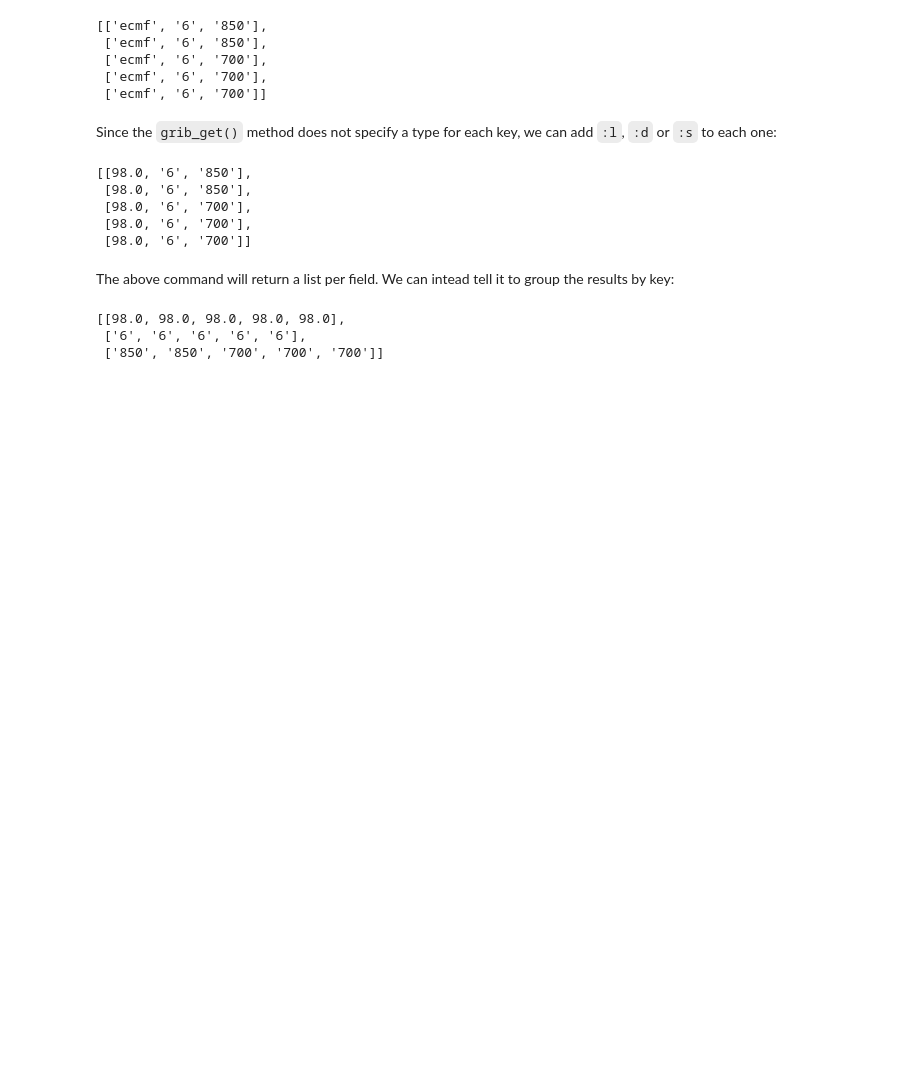
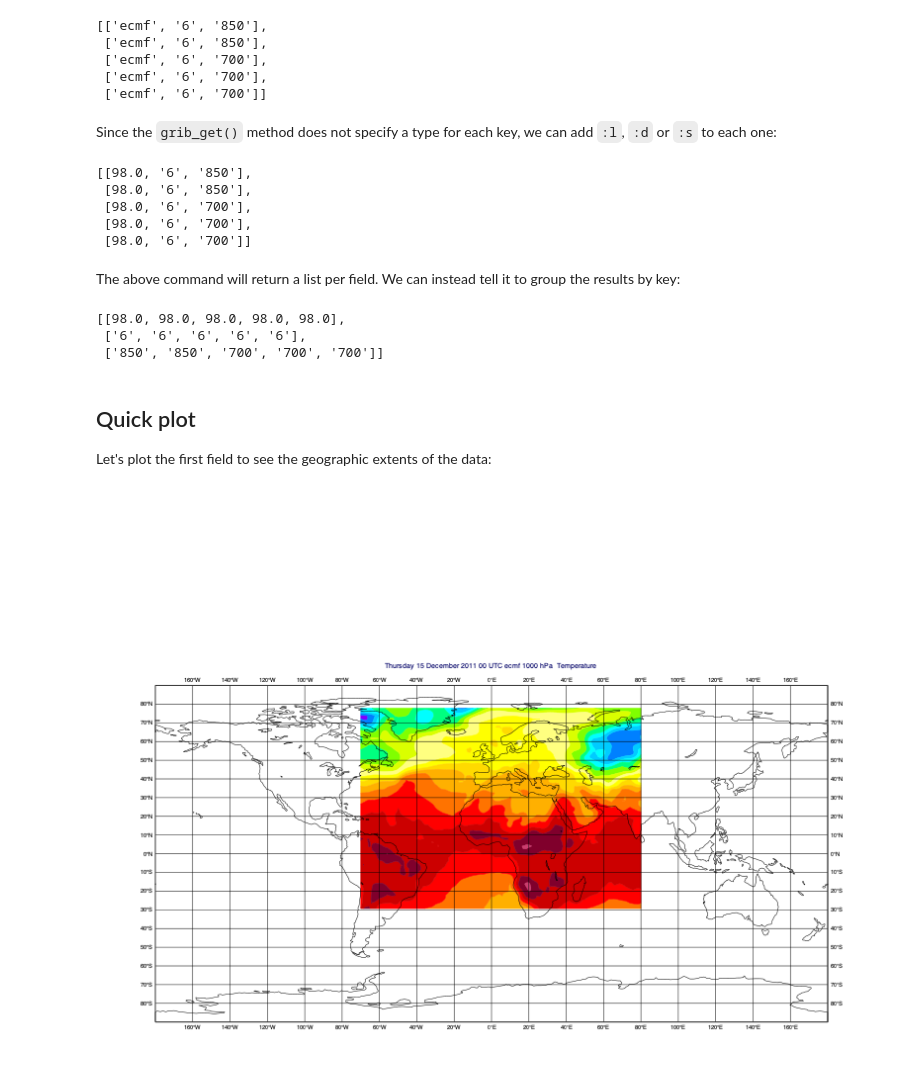
Before and after one commit to ecmwf/metview-docs, a Jupyter notebook: docs/examples/inspecting_grib_data.ipynb, the cells around one changed output. Saved outputs shown, nothing was run; the diff lists cells and outputs as text; code cells hidden in the pictures; blank space fills up the shorter version.

```diff
--- a/docs/examples/inspecting_grib_data.ipynb
+++ b/docs/examples/inspecting_grib_data.ipynb
@@ -206,10 +208,18 @@ fs[43:48].grib_get(['centre:l', 'step', 'level'])
  [98.0, '6', '700'],
  [98.0, '6', '700']]
 # %% [markdown]
-The above command will return a list per field. We can intead tell it to group the results by key:
+The above command will return a list per field. We can instead tell it to group the results by key:
 # %%
 fs[43:48].grib_get(['centre:l', 'step', 'level'], 'key')
 # %% [output]
 [[98.0, 98.0, 98.0, 98.0, 98.0],
  ['6', '6', '6', '6', '6'],
  ['850', '850', '700', '700', '700']]
+# %% [markdown]
+## Quick plot
+Let's plot the first field to see the geographic extents of the data:
+# %%
+mv.setoutput('jupyter')
+mv.plot(fs[0], mv.mcont(contour_automatic_setting='ecmwf'))
+# %% [output]
+[figure, added]
```
Also changed, not shown: parts of 2 cells of this notebook.
